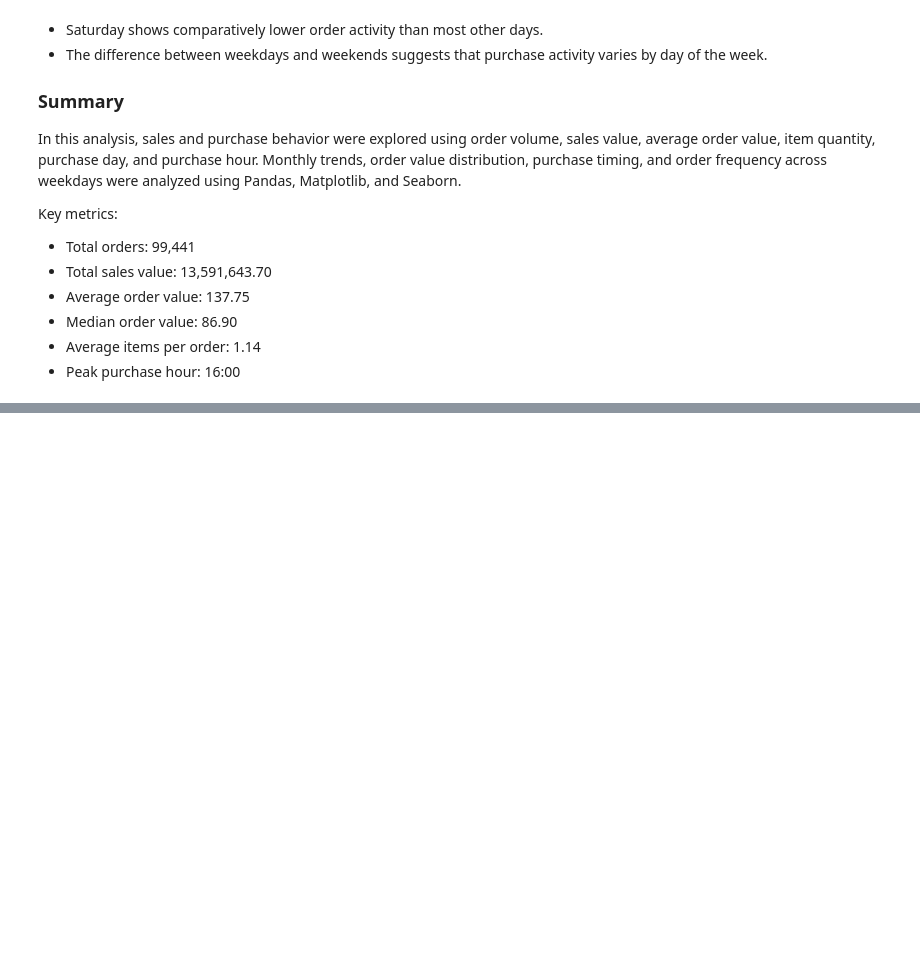
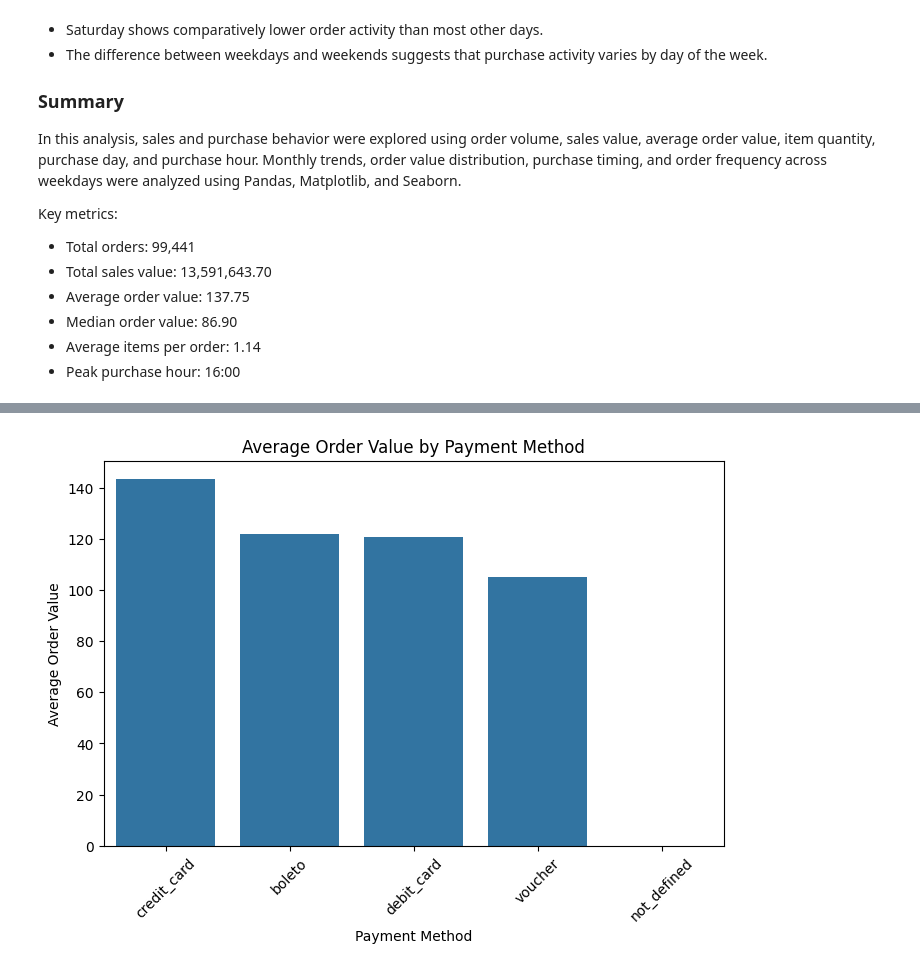
Before and after one commit to PranjaliSBidwe/E-Commerce_Sales_Customer_Behavior_Analysis, a Jupyter notebook: 01_data_understanding.ipynb, the cells around one changed output, grey strips where cells are left out. Saved outputs shown, nothing was run; the diff lists cells and outputs as text; code cells hidden in the pictures; blank space fills up the shorter version.

```diff
--- a/01_data_understanding.ipynb
+++ b/01_data_understanding.ipynb
@@ -1436,0 +1520,10 @@ Key metrics:
+# %%
+aov_by_payment = (
+    df_clean
+    .groupby('payment_type')['price']
+    .mean()
+    .sort_values(ascending=False)
+    .round(2)
+)
+
+aov_by_payment
@@ -1436,0 +1538,15 @@ Key metrics:
+# %%
+plt.figure(figsize=(8, 5))
+
+sns.barplot(
+    x=aov_by_payment.index,
+    y=aov_by_payment.values
+)
+
+plt.title('Average Order Value by Payment Method')
+plt.xlabel('Payment Method')
+plt.ylabel('Average Order Value')
+plt.xticks(rotation=45)
+plt.show()
+# %% [output]
+[figure, added]
```
Also changed, not shown: parts of 14 cells of this notebook.
